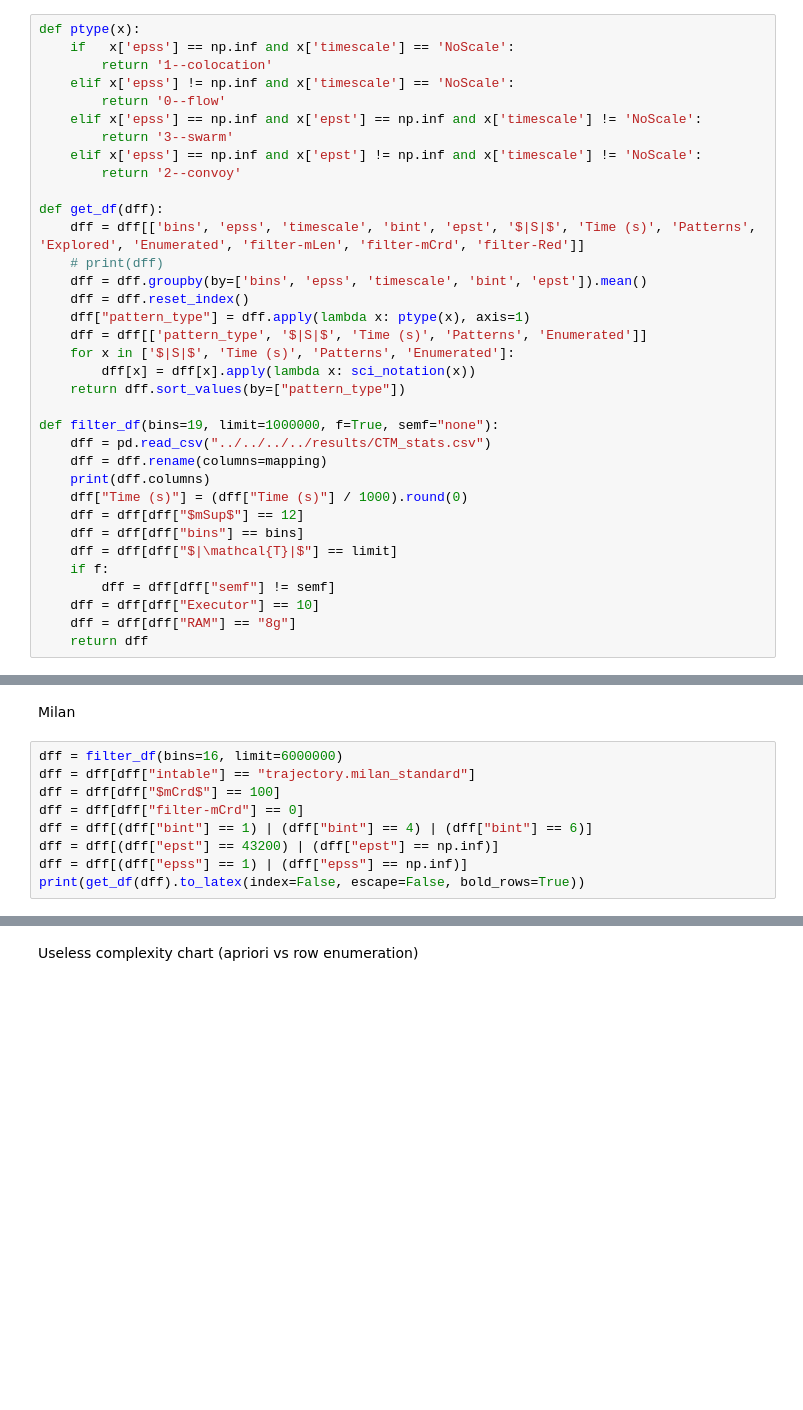
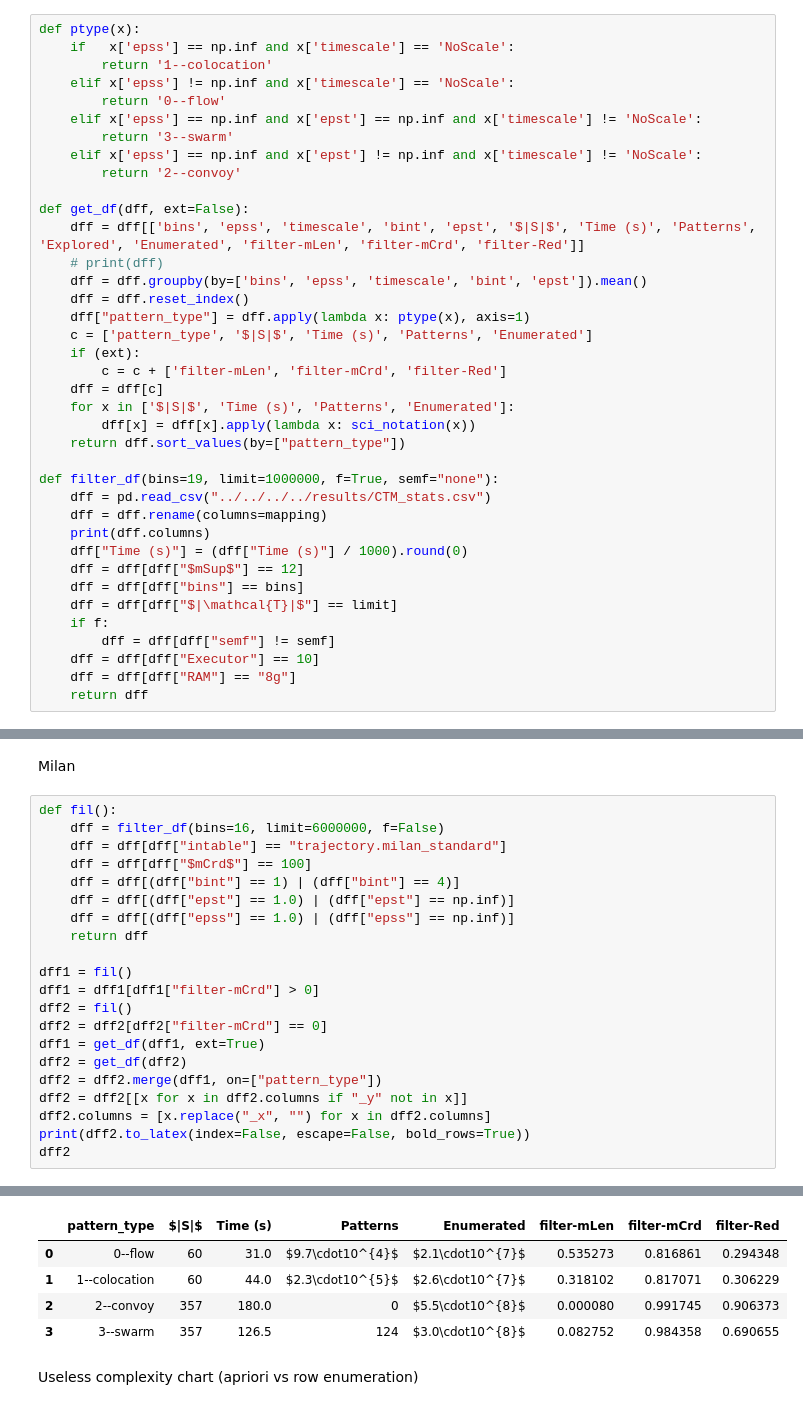
Before and after one commit to w4bo/ctm, a Jupyter notebook: src/main/python/CTM/Probability charts.ipynb, the cells around one changed output, grey strips where cells are left out. Saved outputs shown, nothing was run; the diff lists cells and outputs as text; blank space fills up the shorter version.

```diff
--- a/src/main/python/CTM/Probability charts.ipynb
+++ b/src/main/python/CTM/Probability charts.ipynb
@@ -343,13 +343,16 @@ def ptype(x):
     elif x['epss'] == np.inf and x['epst'] != np.inf and x['timescale'] != 'NoScale':
         return '2--convoy'
 
-def get_df(dff):
+def get_df(dff, ext=False):
     dff = dff[['bins', 'epss', 'timescale', 'bint', 'epst', '$|S|$', 'Time (s)', 'Patterns', 'Explored', 'Enumerated', 'filter-mLen', 'filter-mCrd', 'filter-Red']]
     # print(dff)
     dff = dff.groupby(by=['bins', 'epss', 'timescale', 'bint', 'epst']).mean()
     dff = dff.reset_index()
     dff["pattern_type"] = dff.apply(lambda x: ptype(x), axis=1)
-    dff = dff[['pattern_type', '$|S|$', 'Time (s)', 'Patterns', 'Enumerated']]
+    c = ['pattern_type', '$|S|$', 'Time (s)', 'Patterns', 'Enumerated']
+    if (ext):
+        c = c + ['filter-mLen', 'filter-mCrd', 'filter-Red']
+    dff = dff[c]
     for x in ['$|S|$', 'Time (s)', 'Patterns', 'Enumerated']:
         dff[x] = dff[x].apply(lambda x: sci_notation(x))
     return dff.sort_values(by=["pattern_type"])
@@ -451,14 +454,26 @@ Index(['Time (s)', 'brdneighborhoodbytes', 'brdtrajincellbytes', '$|S|$',
 # %% [markdown]
 Milan
 # %%
-dff = filter_df(bins=16, limit=6000000)
-dff = dff[dff["intable"] == "trajectory.milan_standard"]
-dff = dff[dff["$mCrd$"] == 100]
-dff = dff[dff["filter-mCrd"] == 0]
-dff = dff[(dff["bint"] == 1) | (dff["bint"] == 4) | (dff["bint"] == 6)]
-dff = dff[(dff["epst"] == 43200) | (dff["epst"] == np.inf)]
-dff = dff[(dff["epss"] == 1) | (dff["epss"] == np.inf)]
-print(get_df(dff).to_latex(index=False, escape=False, bold_rows=True))
+def fil():
+    dff = filter_df(bins=16, limit=6000000, f=False)
+    dff = dff[dff["intable"] == "trajectory.milan_standard"]
+    dff = dff[dff["$mCrd$"] == 100]
+    dff = dff[(dff["bint"] == 1) | (dff["bint"] == 4)]
+    dff = dff[(dff["epst"] == 1.0) | (dff["epst"] == np.inf)]
+    dff = dff[(dff["epss"] == 1.0) | (dff["epss"] == np.inf)]
+    return dff
+
+dff1 = fil()
+dff1 = dff1[dff1["filter-mCrd"] > 0]
+dff2 = fil()
+dff2 = dff2[dff2["filter-mCrd"] == 0]
+dff1 = get_df(dff1, ext=True)
+dff2 = get_df(dff2)
+dff2 = dff2.merge(dff1, on=["pattern_type"])
+dff2 = dff2[[x for x in dff2.columns if "_y" not in x]]
+dff2.columns = [x.replace("_x", "") for x in dff2.columns]
+print(dff2.to_latex(index=False, escape=False, bold_rows=True))
+dff2
 # %% [output]
 Index(['Time (s)', 'brdneighborhoodbytes', 'brdtrajincellbytes', '$|S|$',
        'intable', '$mCrd$', '$mSup$', 'Patterns', 'storagethr', 'repfreq',
@@ -476,5 +493,10 @@ Index(['Time (s)', 'brdneighborhoodbytes', 'brdtrajincellbytes', '$|S|$',
 \bottomrule
 \end{tabular}
+|  | pattern_type | $|S|$ | Time (s) | Patterns | Enumerated | filter-mLen | filter-mCrd | filter-Red |
+| 0 | 0--flow | 60 | 31.0 | $9.7\cdot10^{4}$ | $2.1\cdot10^{7}$ | 0.535273 | 0.816861 | 0.294348 |
+| 1 | 1--colocation | 60 | 44.0 | $2.3\cdot10^{5}$ | $2.6\cdot10^{7}$ | 0.318102 | 0.817071 | 0.306229 |
+| 2 | 2--convoy | 357 | 180.0 | 0 | $5.5\cdot10^{8}$ | 0.000080 | 0.991745 | 0.906373 |
+| 3 | 3--swarm | 357 | 126.5 | 124 | $3.0\cdot10^{8}$ | 0.082752 | 0.984358 | 0.690655 |
 # %% [markdown]
 Useless complexity chart (apriori vs row enumeration)
 # %%
```
Also changed, not shown: parts of 1 cell of this notebook, 9 other files.
